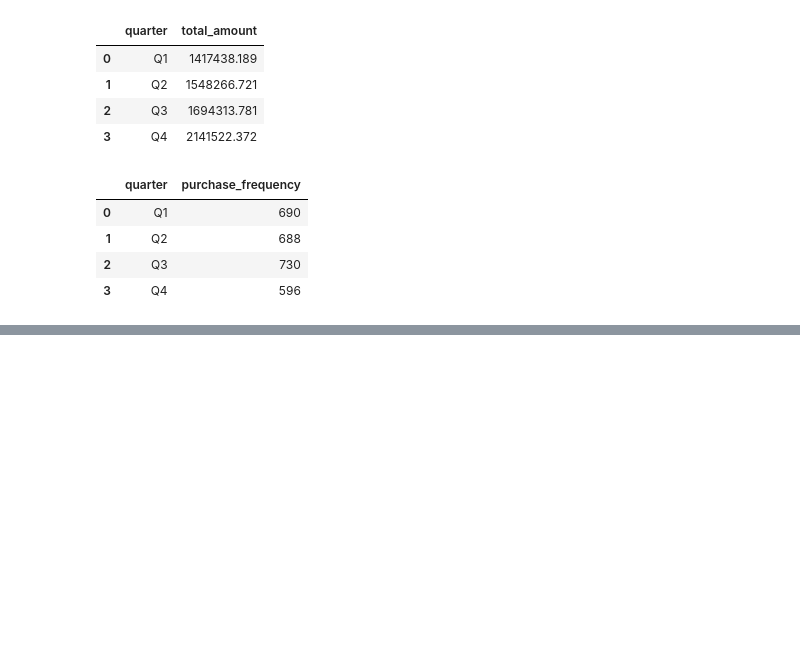
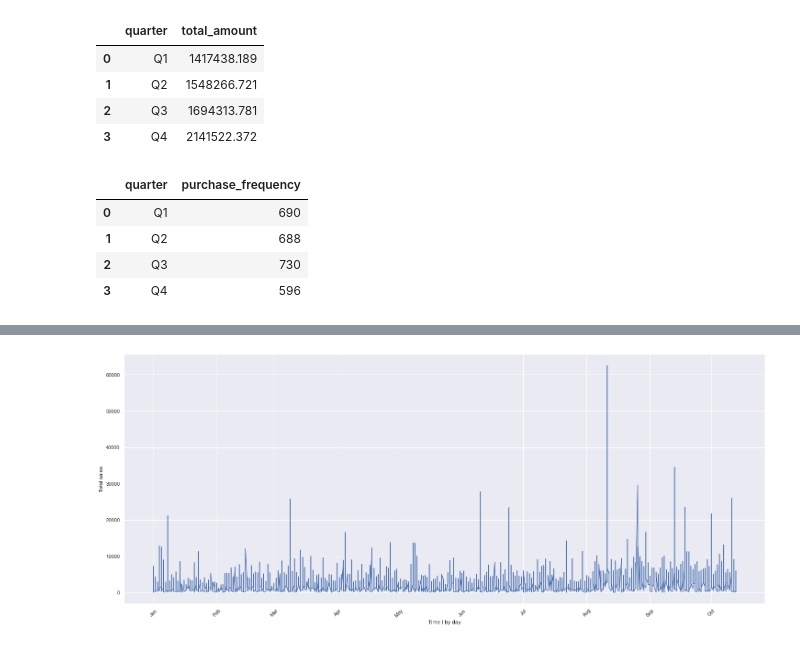
Before and after one commit to yichuang25/Forecasting-Project-Sales, a Jupyter notebook: Analysis&Modeling/Analysis(09-10)_continued.ipynb, the cells around one changed output, grey strips where cells are left out. Cells and saved outputs as stored; diff of their text form; code cells hidden in the pictures; blank space fills up the shorter version.

```diff
--- a/Analysis&Modeling/Analysis(09-10)_continued.ipynb
+++ b/Analysis&Modeling/Analysis(09-10)_continued.ipynb
@@ -130,0 +151,17 @@ fig.show()
+# %%
+plt.figure(figsize=(25,10))
+
+plt.xticks(rotation=45)
+plt.plot(sales1['date'], sales1['total_amount'])
+plt.ylabel('Total sales')
+plt.xlabel('Time t by day')
+plt.grid(True)
+
+locator = mdates.MonthLocator()  # every month
+fmt = mdates.DateFormatter('%b')
+X = plt.gca().xaxis
+X.set_major_locator(locator)
+X.set_major_formatter(fmt)
+plt.show()
+# %% [output]
+[figure, added]
```
Also changed, not shown: parts of 13 cells of this notebook.
